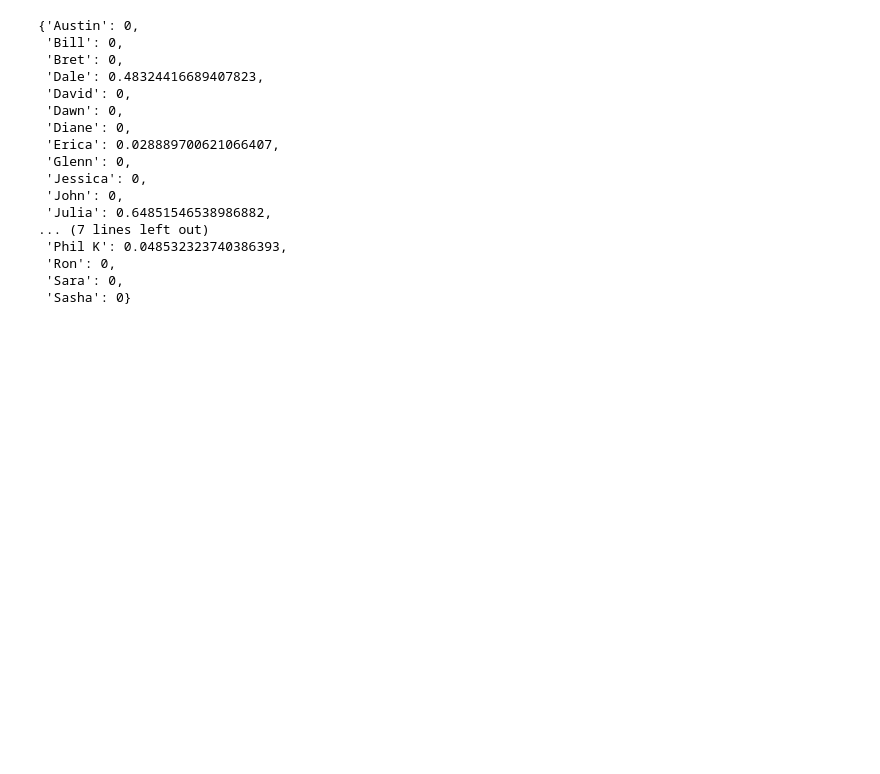
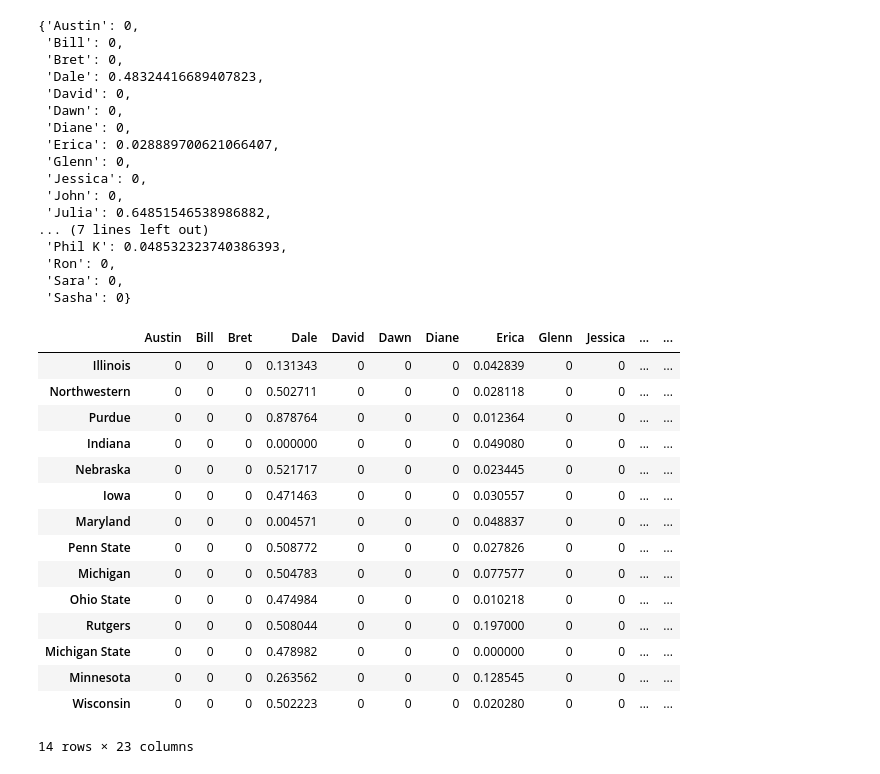
Before and after one commit to reallyasi9/team-win-calc, a Jupyter notebook: team-wins-simulation.ipynb, the cells around one changed output. Drawn from its saved outputs; the diff is of its cells as text; code cells hidden in the pictures; blank space fills up the shorter version.

Commit message:
Adding full conditional probabilities.

```diff
--- a/team-wins-simulation.ipynb
+++ b/team-wins-simulation.ipynb
@@ -158,3 +159,48 @@ win_count
  'Ron': 0,
  'Sara': 0,
  'Sasha': 0}
+# %%
+conditional_win_count = pd.DataFrame()
+
+for cond_game in range(len(games)):
+    for wnr in (0, 1):
+
+        win_count = {p:0 for p in pickers}
+        gms = copy.copy(games)
+        gms[cond_game] = games[cond_game][0], games[cond_game][1], wnr
+        win_team_name = gms[cond_game][wnr]
+
+        for itr in range(pow(2, len(games))):
+            prob = 1.
+            pred = predictions.copy()
+            for gn, game in enumerate(gms):
+                winner = (itr >> gn) & 1 # 0 or 1
+                t = game[winner]
+                p = game[2]
+                if winner == 0:
+                    p = 1 - p
+                prob *= p
+                pred.loc[pred['Team'] == t, 'remaining_prediction'] -= 1
+            outcome = pred.groupby('picker')['remaining_prediction'].aggregate(lambda x: np.sum(np.power(x, 2)))
+            for picker in outcome[outcome == outcome.min()].index:
+                win_count[picker] += prob
+        conditional_win_count = conditional_win_count.append(pd.DataFrame(win_count, index=[win_team_name]))
+
+conditional_win_count
+# %% [output]
+|  | Austin | Bill | Bret | Dale | David | Dawn | Diane | Erica | Glenn | Jessica | ... | ... |
+| Illinois | 0 | 0 | 0 | 0.131343 | 0 | 0 | 0 | 0.042839 | 0 | 0 | ... | ... |
+| Northwestern | 0 | 0 | 0 | 0.502711 | 0 | 0 | 0 | 0.028118 | 0 | 0 | ... | ... |
+| Purdue | 0 | 0 | 0 | 0.878764 | 0 | 0 | 0 | 0.012364 | 0 | 0 | ... | ... |
+| Indiana | 0 | 0 | 0 | 0.000000 | 0 | 0 | 0 | 0.049080 | 0 | 0 | ... | ... |
+| Nebraska | 0 | 0 | 0 | 0.521717 | 0 | 0 | 0 | 0.023445 | 0 | 0 | ... | ... |
+| Iowa | 0 | 0 | 0 | 0.471463 | 0 | 0 | 0 | 0.030557 | 0 | 0 | ... | ... |
+| Maryland | 0 | 0 | 0 | 0.004571 | 0 | 0 | 0 | 0.048837 | 0 | 0 | ... | ... |
+| Penn State | 0 | 0 | 0 | 0.508772 | 0 | 0 | 0 | 0.027826 | 0 | 0 | ... | ... |
+| Michigan | 0 | 0 | 0 | 0.504783 | 0 | 0 | 0 | 0.077577 | 0 | 0 | ... | ... |
+| Ohio State | 0 | 0 | 0 | 0.474984 | 0 | 0 | 0 | 0.010218 | 0 | 0 | ... | ... |
+| Rutgers | 0 | 0 | 0 | 0.508044 | 0 | 0 | 0 | 0.197000 | 0 | 0 | ... | ... |
+| Michigan State | 0 | 0 | 0 | 0.478982 | 0 | 0 | 0 | 0.000000 | 0 | 0 | ... | ... |
+| Minnesota | 0 | 0 | 0 | 0.263562 | 0 | 0 | 0 | 0.128545 | 0 | 0 | ... | ... |
+| Wisconsin | 0 | 0 | 0 | 0.502223 | 0 | 0 | 0 | 0.020280 | 0 | 0 | ... | ... |
+14 rows × 23 columns
```
Also changed, not shown: parts of 2 cells of this notebook.
